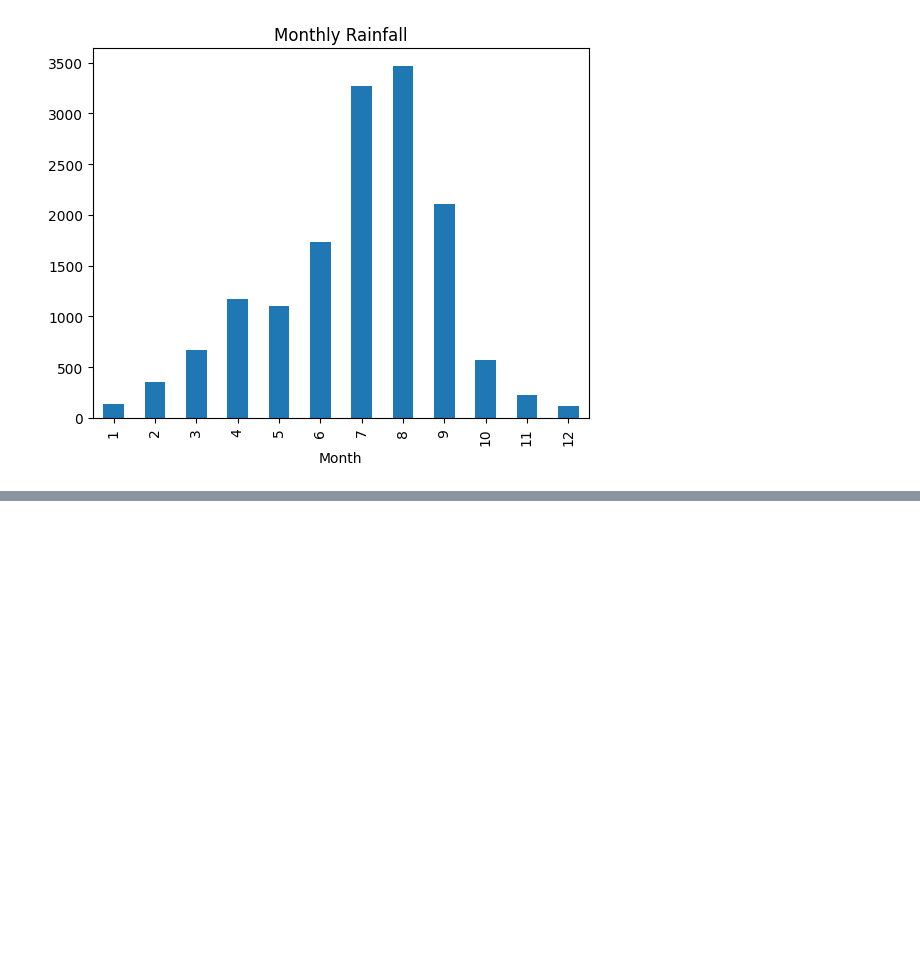
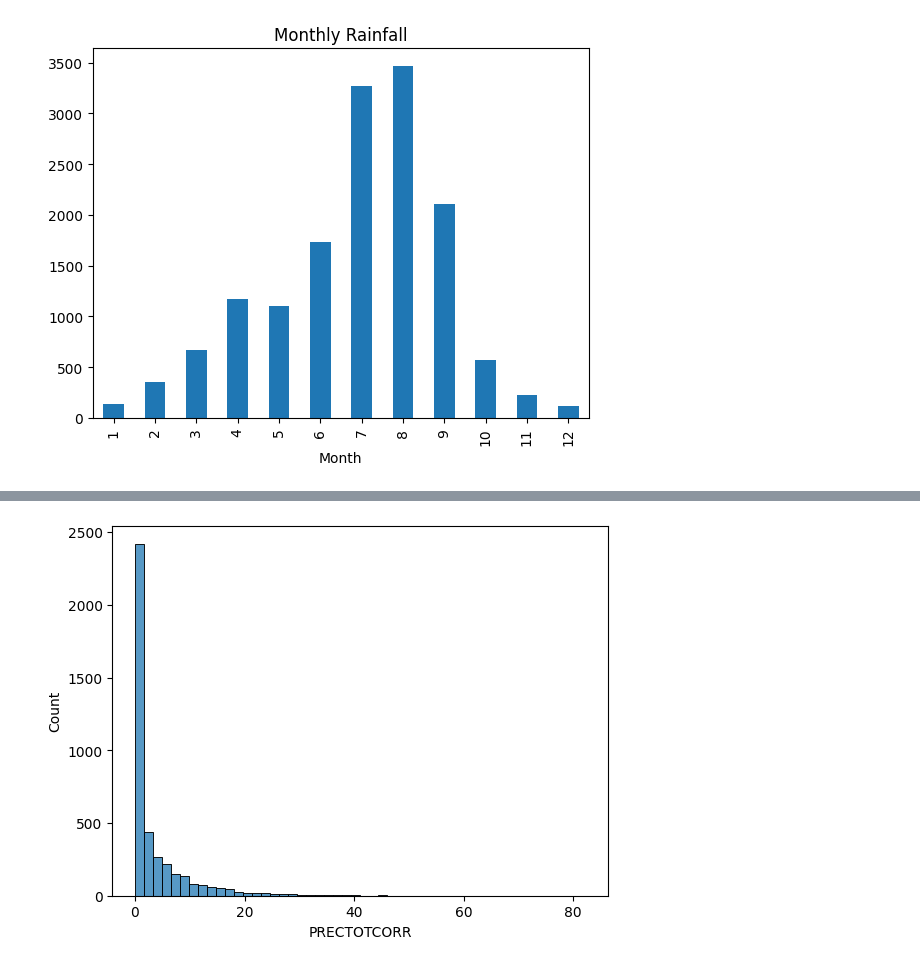
Before and after one commit to yenguandroid/climate-challenge-week0, a Jupyter notebook: notebooks/ethiopia_eda.ipynb, the cells around one changed output, grey strips where cells are left out. Cells and saved outputs as stored; diff of their text form; code cells hidden in the pictures; blank space fills up the shorter version.

```diff
--- a/notebooks/ethiopia_eda.ipynb
+++ b/notebooks/ethiopia_eda.ipynb
@@ -149,0 +170,6 @@ plt.show()
+# %%
+#Distribution Analysis, Histogram
+sns.histplot(df["PRECTOTCORR"], bins=50)
+plt.show()
+# %% [output]
+[figure, added]
```
Also changed, not shown: parts of 5 cells of this notebook, 1 other file.
